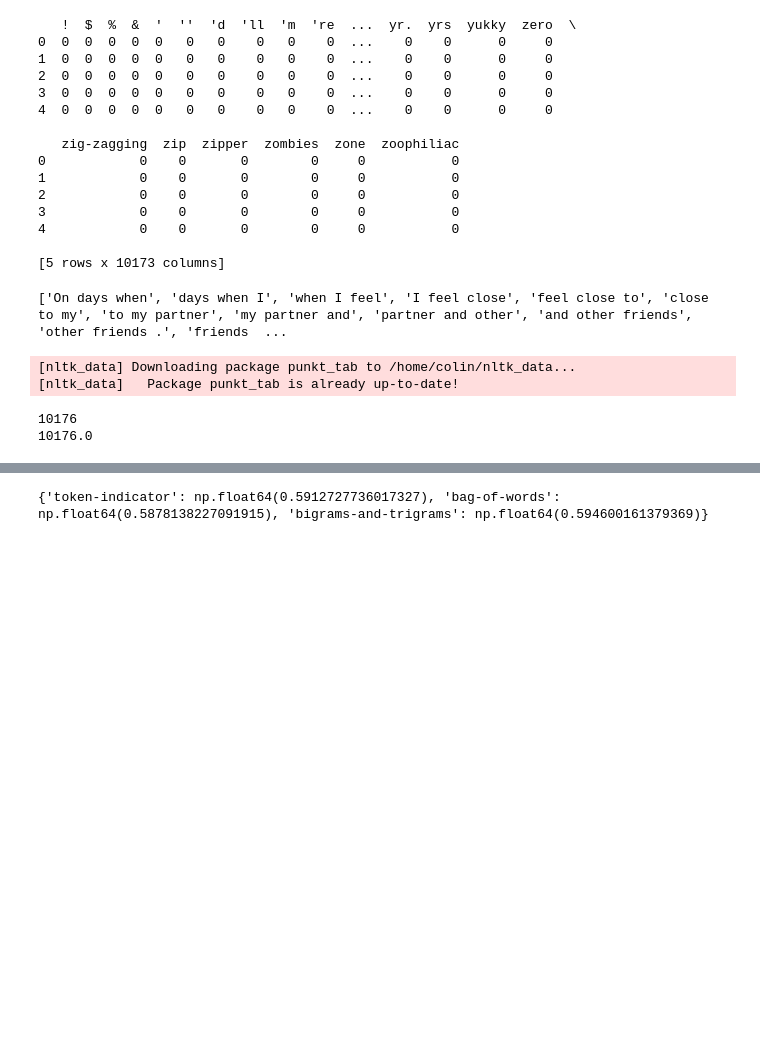
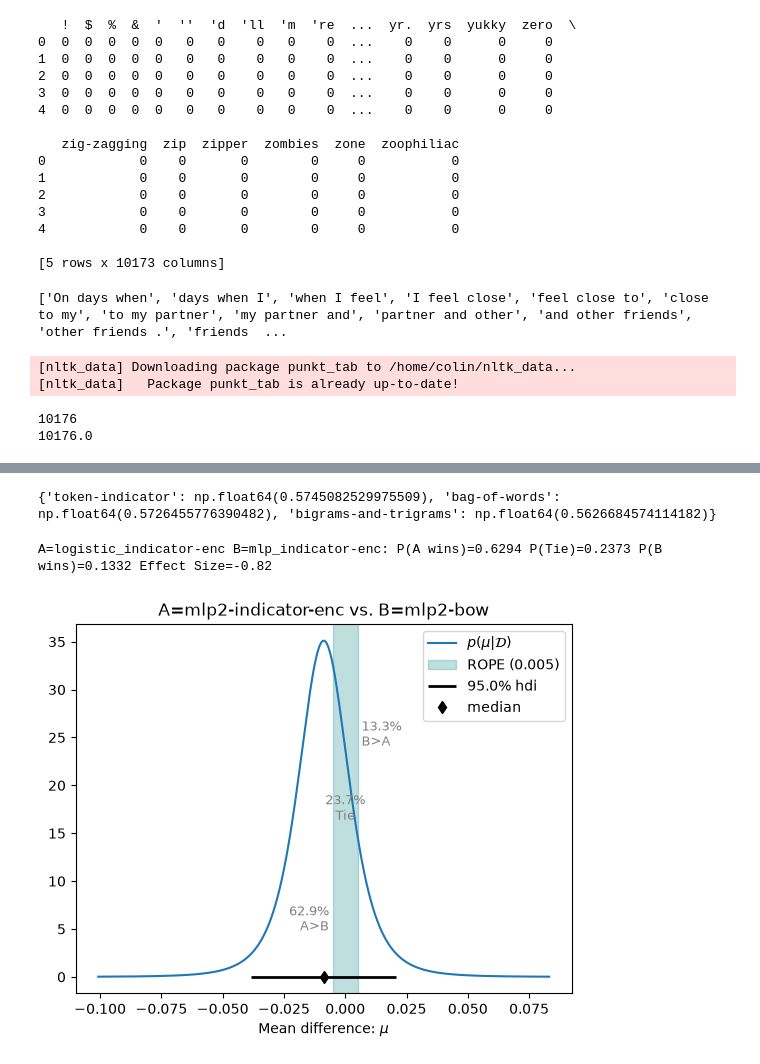
Before and after one commit to pjhoor/NLP-Classification-Project, a Jupyter notebook: Code/NLP_classification_MLP_mod.ipynb, the cells around one changed output, grey strips where cells are left out. Cells and saved outputs as stored; diff of their text form; code cells hidden in the pictures; blank space fills up the shorter version.

```diff
--- a/Code/NLP_classification_MLP_mod.ipynb
+++ b/Code/NLP_classification_MLP_mod.ipynb
@@ -533,7 +533,7 @@ encoder_configs = {
     "bigrams-and-trigrams": {
         "binary": False,
         "ngram_range": (1, 2),
-        "max_features": 75000
+        "max_features": 50000
     },
 }
 
@@ -753,20 +774,23 @@ Transforming documents...
 # %%
 print(encoder_accuracy)
 # %% [output]
-{'token-indicator': np.float64(0.5912727736017327), 'bag-of-words': np.float64(0.5878138227091915), 'bigrams-and-trigrams': np.float64(0.594600161379369)}
+{'token-indicator': np.float64(0.5745082529975509), 'bag-of-words': np.float64(0.5726455776390482), 'bigrams-and-trigrams': np.float64(0.5626684574114182)}
 # %%
 import analysis
 
 # First, a little helper, to gather all accuracies across runs and folds
 def get_all_measurements_for(data, sys_name):
-    return np.array([list(run_data['accuracies'].values()) for run_data in data[sys_name]])
+    return np.array([fold["metrics"][fold["best_epoch"]]["val_metrics"]["accuracy"] for fold in data[sys_name]])
 
 posterior = analysis.BenavoliCorrelatedT(
-    get_all_measurements_for(results, 'token-indicator').flatten(),  # this will have shape [num_runs * num_folds]
-    get_all_measurements_for(results, 'bag-of-words').flatten(),  # this will have shape [num_runs * num_folds]
+    get_all_measurements_for(results, 'token-indicator'),  # this will have shape [num_runs * num_folds]
+    get_all_measurements_for(results, 'bag-of-words'),  # this will have shape [num_runs * num_folds]
     names=["mlp2-indicator-enc", "mlp2-bow"]
 )
 
 p_a, p_tie, p_b = posterior.probs(0.005)
 print(f"A=logistic_indicator-enc B=mlp_indicator-enc: P(A wins)={p_a:.4f} P(Tie)={p_tie:.4f} P(B wins)={p_b:.4f} Effect Size={posterior.effect_size:.2f}")
 _ = posterior.plot(0.005)
+# %% [output]
+A=logistic_indicator-enc B=mlp_indicator-enc: P(A wins)=0.6294 P(Tie)=0.2373 P(B wins)=0.1332 Effect Size=-0.82
+[figure, added]
```
Also changed, not shown: parts of 2 cells of this notebook, 20 other files.
